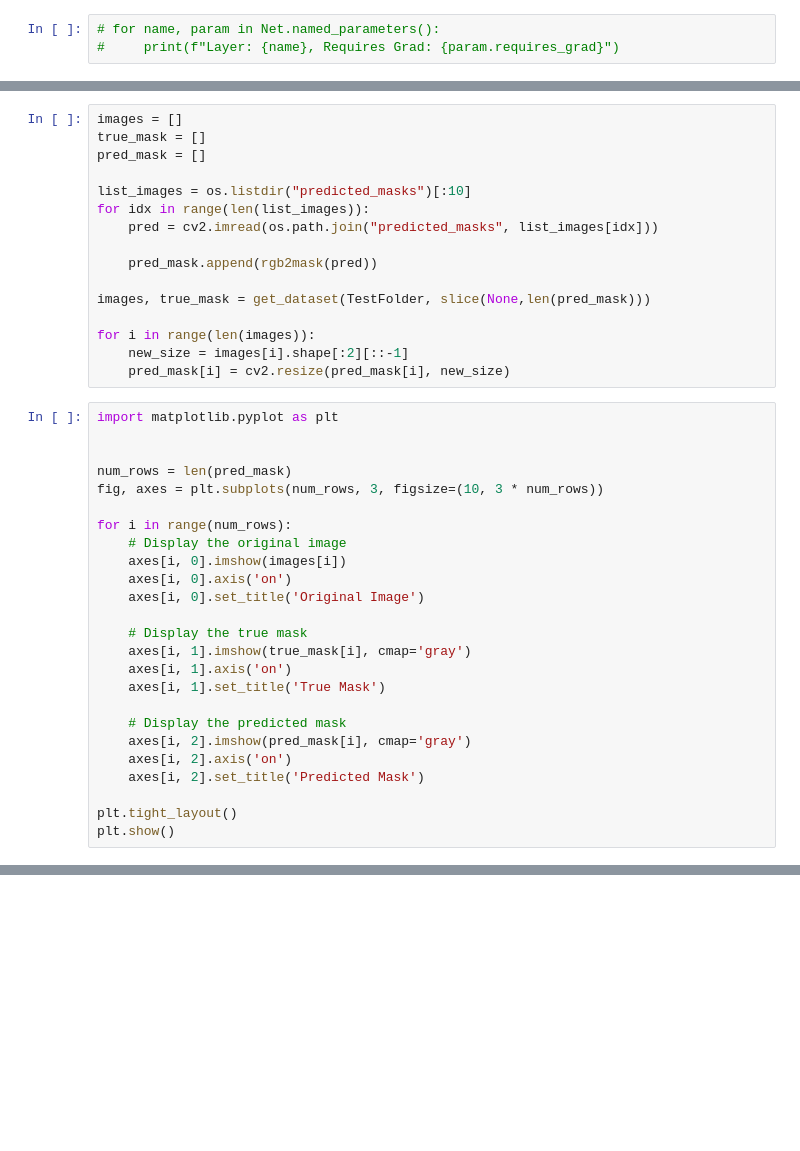
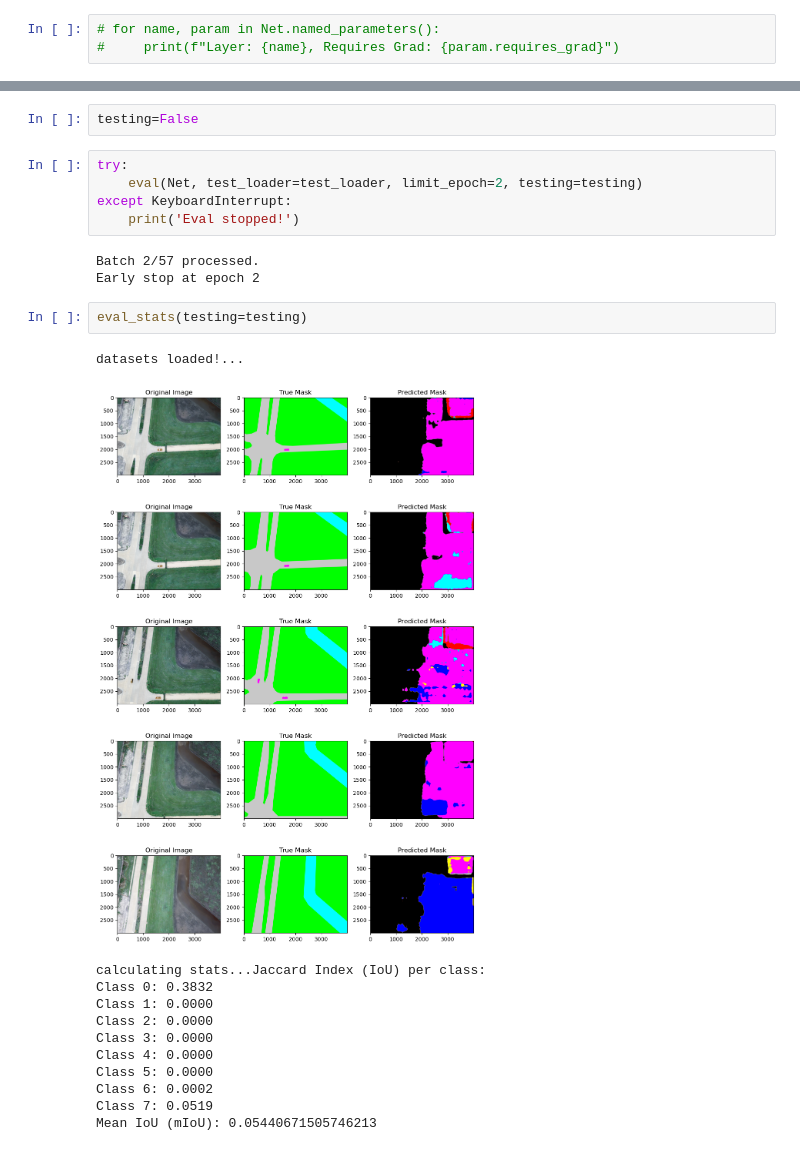
Before and after one commit to rufi156/DeepLabV3-PyTorch, a Jupyter notebook: training.ipynb, the cells around one changed output, grey strips where cells are left out. Cells and saved outputs as stored; diff of their text form; blank space fills up the shorter version.

Commit message:
adapted the training to FloodNet dataset
-adapted to FloodNet
-refactored functions
-added testing mode to evaluation

```diff
--- a/training.ipynb
+++ b/training.ipynb
@@ -271,41 +219,0 @@ Batch 2/2 processed.
-# %%
-images = []
-true_mask = []
-pred_mask = []
-
-list_images = os.listdir("predicted_masks")[:10]
-for idx in range(len(list_images)):
-    pred = cv2.imread(os.path.join("predicted_masks", list_images[idx]))
-
-    pred_mask.append(rgb2mask(pred))
-
-images, true_mask = get_dataset(TestFolder, slice(None,len(pred_mask)))
-
-for i in range(len(images)):
-    new_size = images[i].shape[:2][::-1]
-    pred_mask[i] = cv2.resize(pred_mask[i], new_size)
-# %%
-import matplotlib.pyplot as plt
-
-
-num_rows = len(pred_mask)
-fig, axes = plt.subplots(num_rows, 3, figsize=(10, 3 * num_rows))
-
-for i in range(num_rows):
-    # Display the original image
-    axes[i, 0].imshow(images[i])
-    axes[i, 0].axis('on')
-    axes[i, 0].set_title('Original Image')
-
-    # Display the true mask
-    axes[i, 1].imshow(true_mask[i], cmap='gray')
-    axes[i, 1].axis('on')
-    axes[i, 1].set_title('True Mask')
-
-    # Display the predicted mask
-    axes[i, 2].imshow(pred_mask[i], cmap='gray')
-    axes[i, 2].axis('on')
-    axes[i, 2].set_title('Predicted Mask')
-
-plt.tight_layout()
-plt.show()
@@ -346,0 +323,25 @@ Mean IoU (mIoU): 0.4905953468211675
+# %%
+testing=False
+# %%
+try:
+    eval(Net, test_loader=test_loader, limit_epoch=2, testing=testing)
+except KeyboardInterrupt:
+    print('Eval stopped!')
+# %% [output]
+Batch 2/57 processed.
+Early stop at epoch 2
+# %%
+eval_stats(testing=testing)
+# %% [output]
+datasets loaded!...
+[figure, added]
+calculating stats...Jaccard Index (IoU) per class:
+Class 0: 0.3832
+Class 1: 0.0000
+Class 2: 0.0000
+Class 3: 0.0000
+Class 4: 0.0000
+Class 5: 0.0000
+Class 6: 0.0002
+Class 7: 0.0519
+Mean IoU (mIoU): 0.05440671505746213
```
Also changed, not shown: parts of 23 cells of this notebook, 1 other file.
